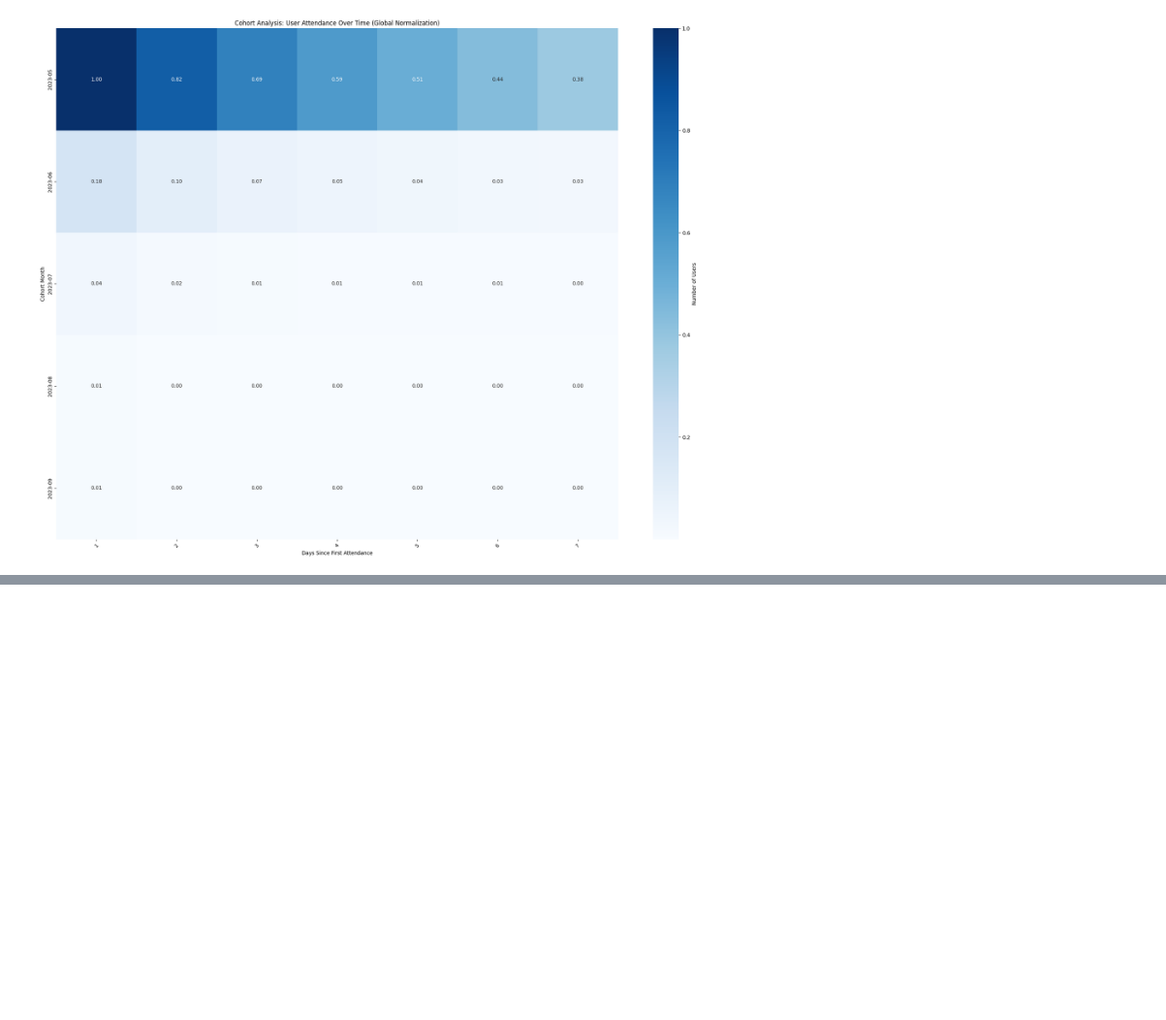
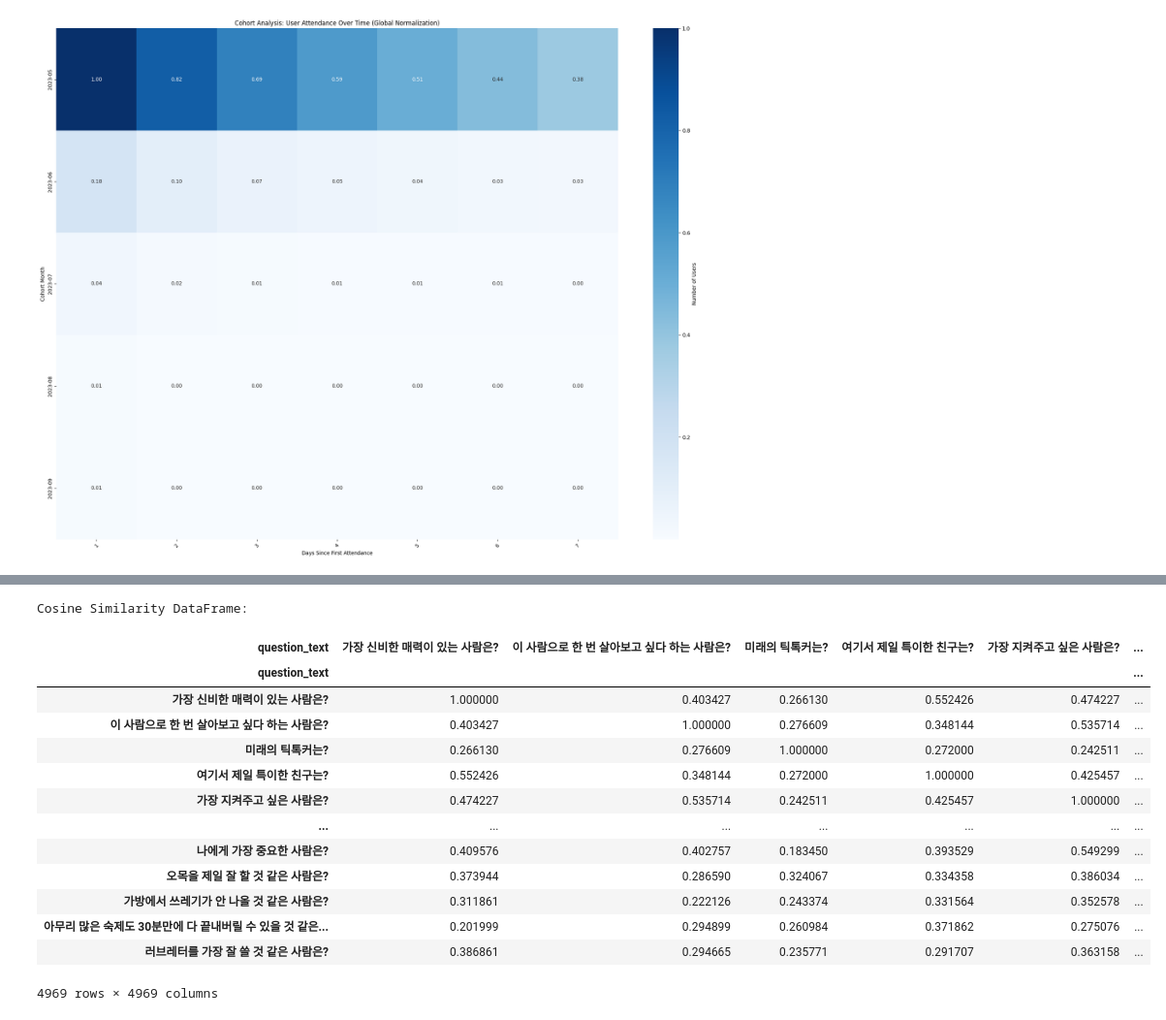
Before and after one commit to saeraniren/advanced_project, a Jupyter notebook: main.ipynb, the cells around one changed output, grey strips where cells are left out. Shown at 97% size. Drawn from its saved outputs; the diff is of its cells as text; code cells hidden in the pictures; blank space fills up the shorter version.

```diff
--- a/main.ipynb
+++ b/main.ipynb
@@ -728,0 +658,27 @@ similarity_df.describe()
+# %%
+# 코사인 유사도 계산
+# 모델에 내장된 similarity 메서드를 사용하여 코사인 유사도 행렬 생성
+similarity_matrix = model.similarity(sentence_embeddings, sentence_embeddings)
+
+# 코사인 유사도 행렬을 DataFrame으로 변환
+similarity_df = pd.DataFrame(similarity_matrix, index=df['question_text'], columns=df['question_text'])
+
+# 코사인 유사도 DataFrame 출력
+print("Cosine Similarity DataFrame:")
+display(similarity_df)
+# %% [output]
+Cosine Similarity DataFrame:
+| question_text | 가장 신비한 매력이 있는 사람은? | 이 사람으로 한 번 살아보고 싶다 하는 사람은? | 미래의 틱톡커는? | 여기서 제일 특이한 친구는? | 가장 지켜주고 싶은 사람은? | ... |
+| question_text |  |  |  |  |  | ... |
+| 가장 신비한 매력이 있는 사람은? | 1.000000 | 0.403427 | 0.266130 | 0.552426 | 0.474227 | ... |
+| 이 사람으로 한 번 살아보고 싶다 하는 사람은? | 0.403427 | 1.000000 | 0.276609 | 0.348144 | 0.535714 | ... |
+| 미래의 틱톡커는? | 0.266130 | 0.276609 | 1.000000 | 0.272000 | 0.242511 | ... |
+| 여기서 제일 특이한 친구는? | 0.552426 | 0.348144 | 0.272000 | 1.000000 | 0.425457 | ... |
+| 가장 지켜주고 싶은 사람은? | 0.474227 | 0.535714 | 0.242511 | 0.425457 | 1.000000 | ... |
+| ... | ... | ... | ... | ... | ... | ... |
+| 나에게 가장 중요한 사람은? | 0.409576 | 0.402757 | 0.183450 | 0.393529 | 0.549299 | ... |
+| 오목을 제일 잘 할 것 같은 사람은? | 0.373944 | 0.286590 | 0.324067 | 0.334358 | 0.386034 | ... |
+| 가방에서 쓰레기가 안 나올 것 같은 사람은? | 0.311861 | 0.222126 | 0.243374 | 0.331564 | 0.352578 | ... |
+| 아무리 많은 숙제도 30분만에 다 끝내버릴 수 있을 것 같은... | 0.201999 | 0.294899 | 0.260984 | 0.371862 | 0.275076 | ... |
+| 러브레터를 가장 잘 쓸 것 같은 사람은? | 0.386861 | 0.294665 | 0.235771 | 0.291707 | 0.363158 | ... |
+4969 rows × 4969 columns
```
Also changed, not shown: parts of 22 cells of this notebook.
